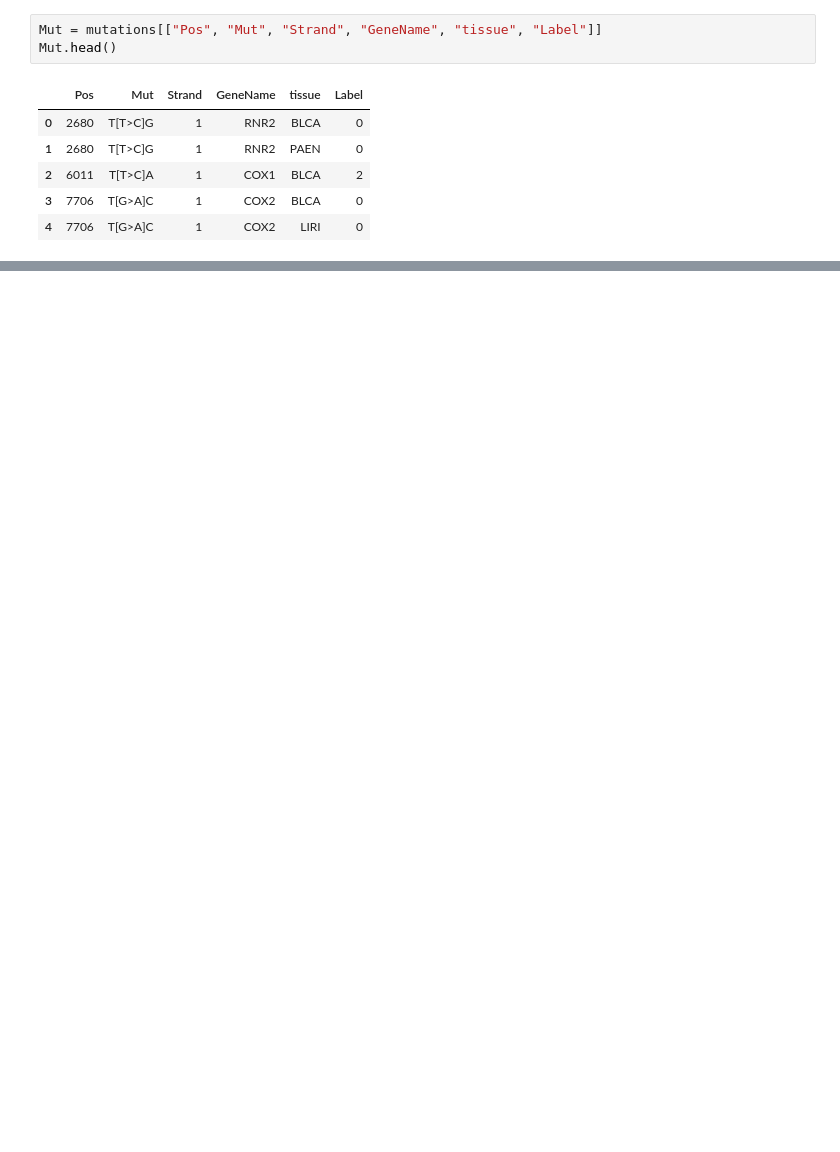
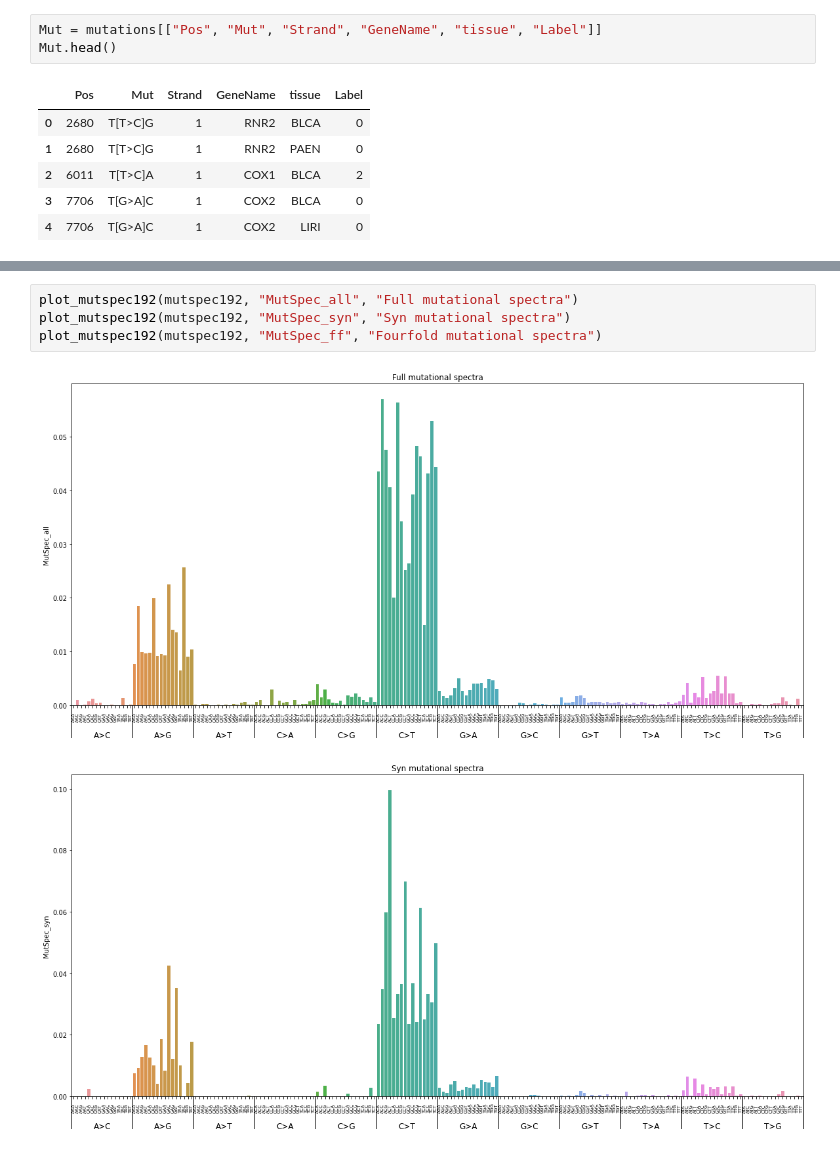
Before and after one commit to mitoclub/Signatures, a Jupyter notebook: notebooks/cancer_calc_ms.ipynb, the cells around one changed output, grey strips where cells are left out. Cells and saved outputs as stored; diff of their text form; blank space fills up the shorter version.

```diff
--- a/notebooks/cancer_calc_ms.ipynb
+++ b/notebooks/cancer_calc_ms.ipynb
@@ -197,0 +401,7 @@ Bio.codonalign.codonalignment.CodonAlignment
+# %%
+plot_mutspec192(mutspec192, "MutSpec_all", "Full mutational spectra")
+plot_mutspec192(mutspec192, "MutSpec_syn", "Syn mutational spectra")
+plot_mutspec192(mutspec192, "MutSpec_ff", "Fourfold mutational spectra")
+# %% [output]
+[figure, added]
+[figure, added]
```
Also changed, not shown: parts of 25 cells of this notebook.
